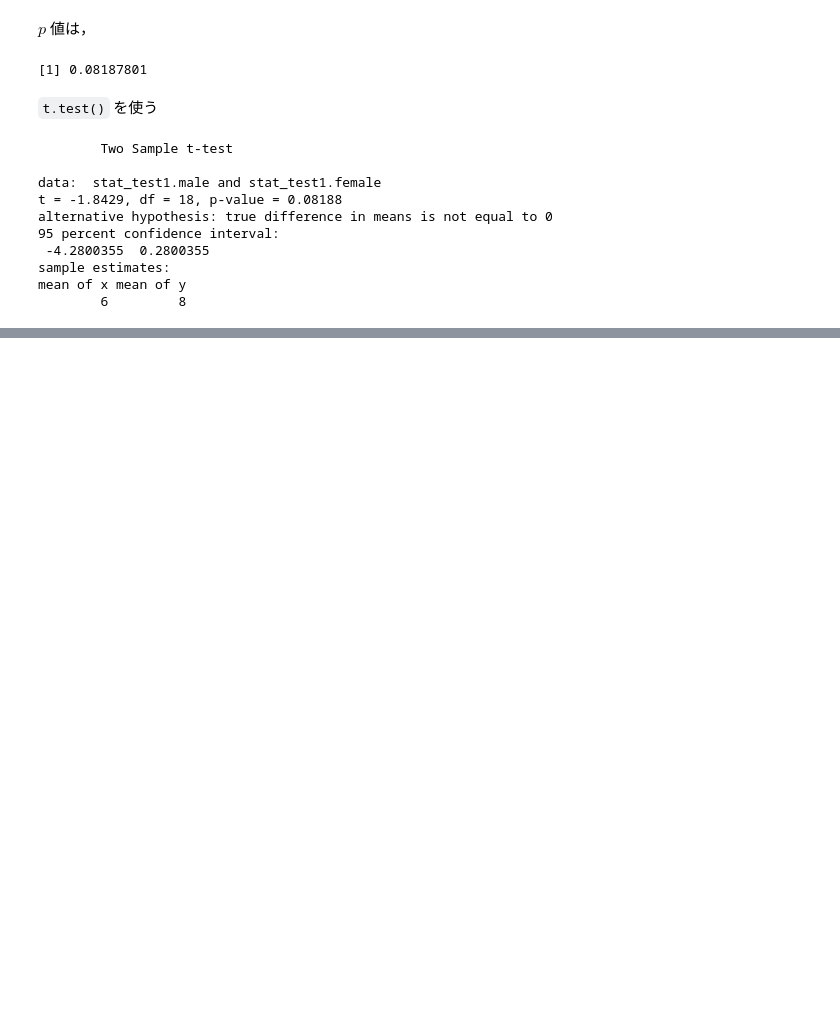
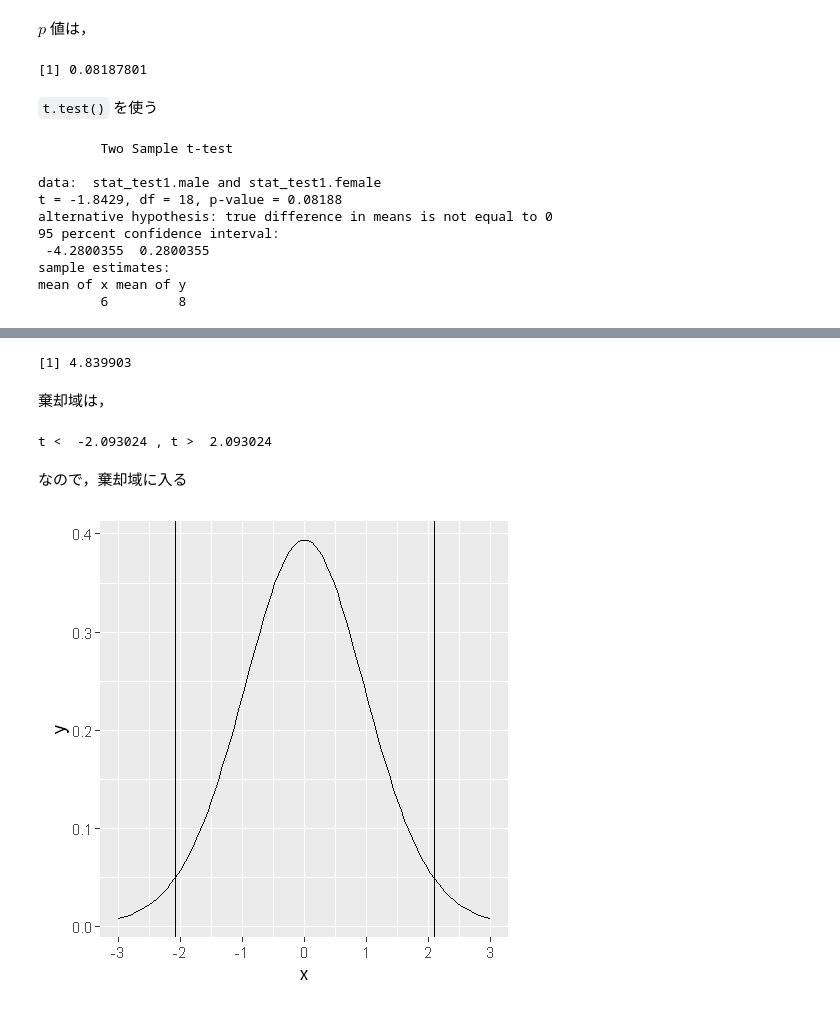
Before and after one commit to whatalnk/r-easy-stat, a Jupyter notebook: Chap06.ipynb, the cells around one changed output, grey strips where cells are left out. Cells and saved outputs as stored; diff of their text form; code cells hidden in the pictures; blank space fills up the shorter version.

```diff
--- a/Chap06.ipynb
+++ b/Chap06.ipynb
@@ -92,15 +92,15 @@ stat_test1.female
 n1 <- length(stat_test1.male)
 n2 <- length(stat_test1.female)
 
-a <- mean(stat_test1.male) - mean(stat_test1.female)
+t.a <- mean(stat_test1.male) - mean(stat_test1.female)
 
-b <- (n1 - 1)*var(stat_test1.male) + (n2 - 1) * var(stat_test1.female)
-c <- n1 + n2 - 2
-sigma.pooled <- sqrt(b / c)
+t.b <- (n1 - 1)*var(stat_test1.male) + (n2 - 1) * var(stat_test1.female)
+t.c <- n1 + n2 - 2
+sigma.pooled <- sqrt(t.b / t.c)
 
-d <- (1 / n1 + 1 / n2)
+t.d <- (1 / n1 + 1 / n2)
 
-t <- a / sigma.pooled / sqrt(d)
+t <- t.a / sigma.pooled / sqrt(t.d)
 t
 # %% [output]
 [1] -1.842885
@@ -146,0 +201,5 @@ mean of x mean of y
+# %%
+stat_test1 <- d$stat_test1
+stat_test2 <- d$stat_test2
+diff.stat12 <- stat_test2 - stat_test1
+diff.stat12
@@ -146,0 +244,18 @@ mean of x mean of y
+# %%
+n <- length(diff.stat12)
+a <- mean(diff.stat12)
+b <- sd(diff.stat12) / sqrt(n)
+t <- a / b
+t
+# %% [output]
+[1] 4.839903
+# %% [markdown]
+棄却域は，
+# %%
+lower <- qt(0.05 / 2, df = n - 1)
+upper <- qt(0.05 / 2, df = n - 1, lower.tail = FALSE)
+cat("t < ", lower, ", t > ", upper)
+# %% [output]
+t <  -2.093024 , t >  2.093024
+# %% [markdown]
+なので，棄却域に入る
@@ -146,0 +264,7 @@ mean of x mean of y
+# %%
+ggplot(data.frame(x = c(-3, 3)), aes(x)) +
+    stat_function(fun = dt, args = list(df = n - 1)) +
+    scale_x_continuous(breaks = c(-3:3, 1)) +
+    geom_vline(xintercept = c(qt(0.025, df = n - 1), qt(0.975, df = n - 1)))
+# %% [output]
+[figure, added]
```
Also changed, not shown: parts of 38 cells of this notebook.
